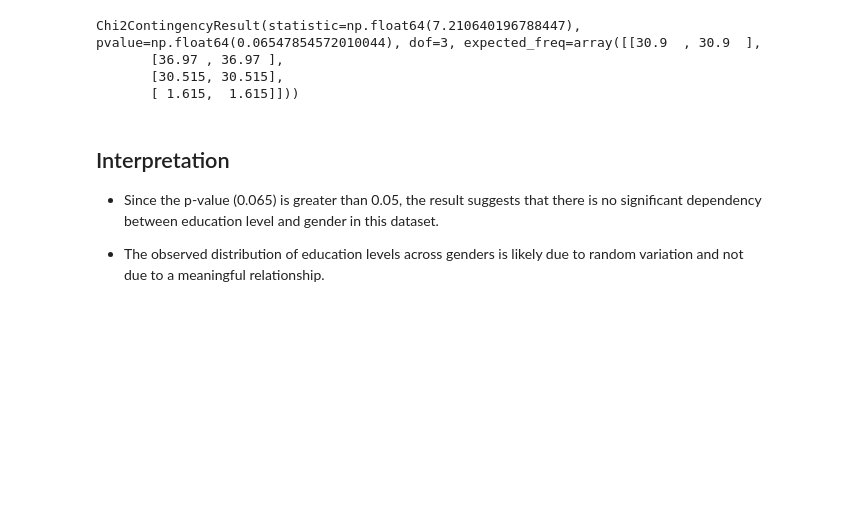
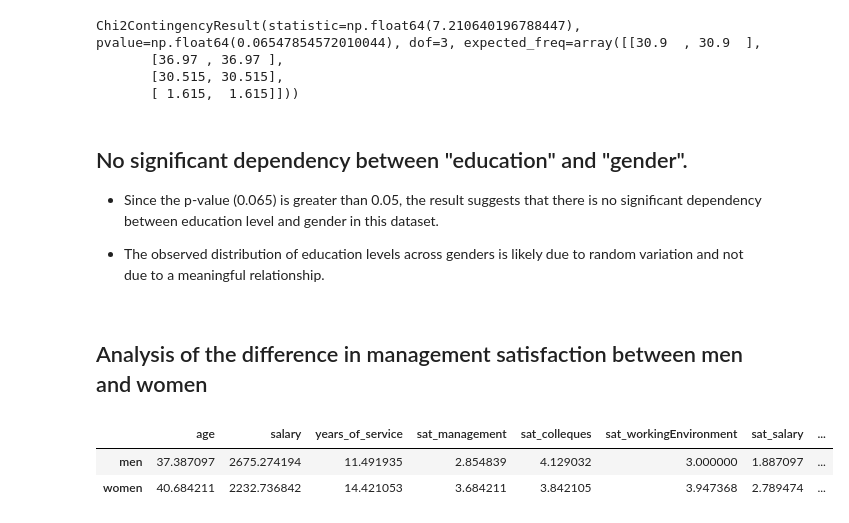
Before and after one commit to qiaoqiaozou/-Final-Project-Data-processing-, a Jupyter notebook: Analyzing_WorkPlaceSatisfactionSurveyData.ipynb, the cells around one changed output. Cells and saved outputs as stored; diff of their text form; code cells hidden in the pictures; blank space fills up the shorter version.

```diff
--- a/Analyzing_WorkPlaceSatisfactionSurveyData.ipynb
+++ b/Analyzing_WorkPlaceSatisfactionSurveyData.ipynb
@@ -347,8 +367,20 @@ Chi2ContingencyResult(statistic=np.float64(7.210640196788447), pvalue=np.float64
        [30.515, 30.515],
        [ 1.615,  1.615]]))
 # %% [markdown]
-## Interpretation
+## No significant dependency between "education" and "gender".
 
 - Since the p-value (0.065) is greater than 0.05, the result suggests that there is no significant dependency between education level and gender in this dataset.
 
 - The observed distribution of education levels across genders is likely due to random variation and not due to a meaningful relationship.
+# %% [markdown]
+## Analysis of the difference in  management satisfaction between men and women
+# %%
+#Extracting various satisfaction variables by gender grouping.
+variable_list=['age', 'salary','years_of_service', 'sat_management','sat_colleques', 'sat_workingEnvironment', 'sat_salary', 'sat_tasks']
+df5 = df.groupby('gender')[variable_list].mean()
+df5.index=['men','women']
+df5
+# %% [output]
+|  | age | salary | years_of_service | sat_management | sat_colleques | sat_workingEnvironment | sat_salary | ... |
+| men | 37.387097 | 2675.274194 | 11.491935 | 2.854839 | 4.129032 | 3.000000 | 1.887097 | ... |
+| women | 40.684211 | 2232.736842 | 14.421053 | 3.684211 | 3.842105 | 3.947368 | 2.789474 | ... |
```
Also changed, not shown: parts of 6 cells of this notebook.
